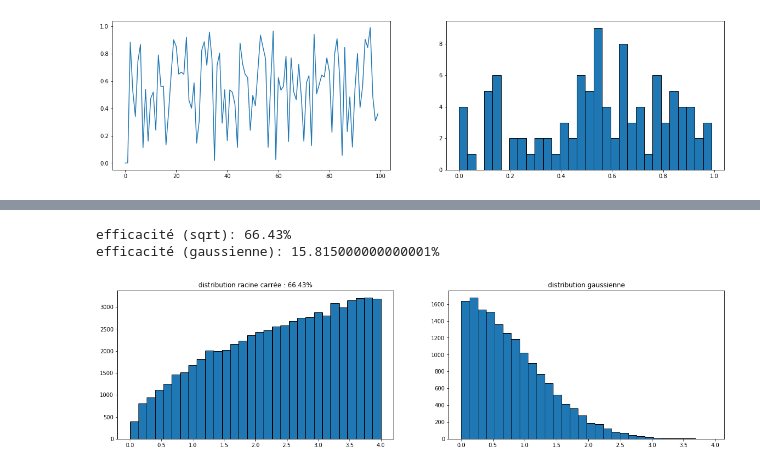
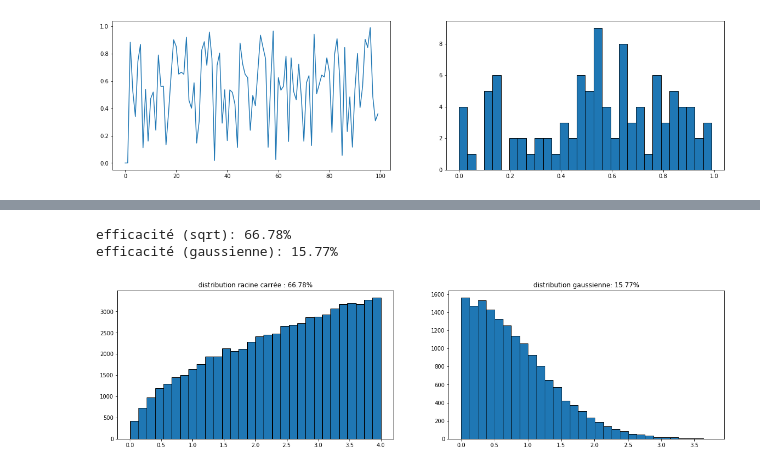
Before and after one commit to Mathieu-R/computational-physics, a Jupyter notebook: Nombres aléatoires.ipynb, the cells around one changed output, grey strips where cells are left out. Cells and saved outputs as stored; diff of their text form; code cells hidden in the pictures.

```diff
--- a/Nombres aléatoires.ipynb
+++ b/Nombres aléatoires.ipynb
@@ -79,40 +83,40 @@ f : fonction
 n : nombre de nombres à générer
 a : borne inférieure
 b : borne supérieure
 """
 def rejet(f, n, a, b, M):
     numbers = []
     accepted = 0
     for i in range(n):
         x = random.uniform(a, b)
         y = random.uniform(0, M)
 
         if (y >= f(x)):
             continue
 
         numbers.append(x)
         accepted += 1
 
     return numbers, accepted/n
 
 numbers_sqrt, eff_sqrt = rejet(math.sqrt, n = 100000, a=0, b=4, M=2)
 numbers_gauss, eff_gauss = rejet(gaussian, n = 100000, a=0, b=4, M=2)
 
 plt.rcParams["figure.figsize"] = (20, 5)
 fig, (ax1, ax2) = plt.subplots(1,2)
 
-ax1.set_title(f"distribution racine carrée : {eff_sqrt * 100}%")
+ax1.set_title(f"distribution racine carrée : {eff_sqrt * 100:.2f}%")
 ax1.hist(numbers_sqrt, bins = 30, ec = "black")
 
-ax2.set_title(f"distribution gaussienne: {eff_gauss * 100}%")
+ax2.set_title(f"distribution gaussienne: {eff_gauss * 100:.2f}%")
 ax2.hist(numbers_gauss, bins = 30, ec = "black")
 
-print(f"efficacité (sqrt): {eff_sqrt * 100}%")
-print(f"efficacité (gaussienne): {eff_gauss * 100}%")
+print(f"efficacité (sqrt): {eff_sqrt * 100:.2f}%")
+print(f"efficacité (gaussienne): {eff_gauss * 100:.2f}%")
 # %% [output]
-efficacité (sqrt): 66.43%
-efficacité (gaussienne): 15.815000000000001%
+efficacité (sqrt): 66.78%
+efficacité (gaussienne): 15.77%
-[figure, old version]
+[figure, new version]
 # %% [markdown]
 #### Transformée inverse
 
```
Also changed, not shown: parts of 2 cells of this notebook.
